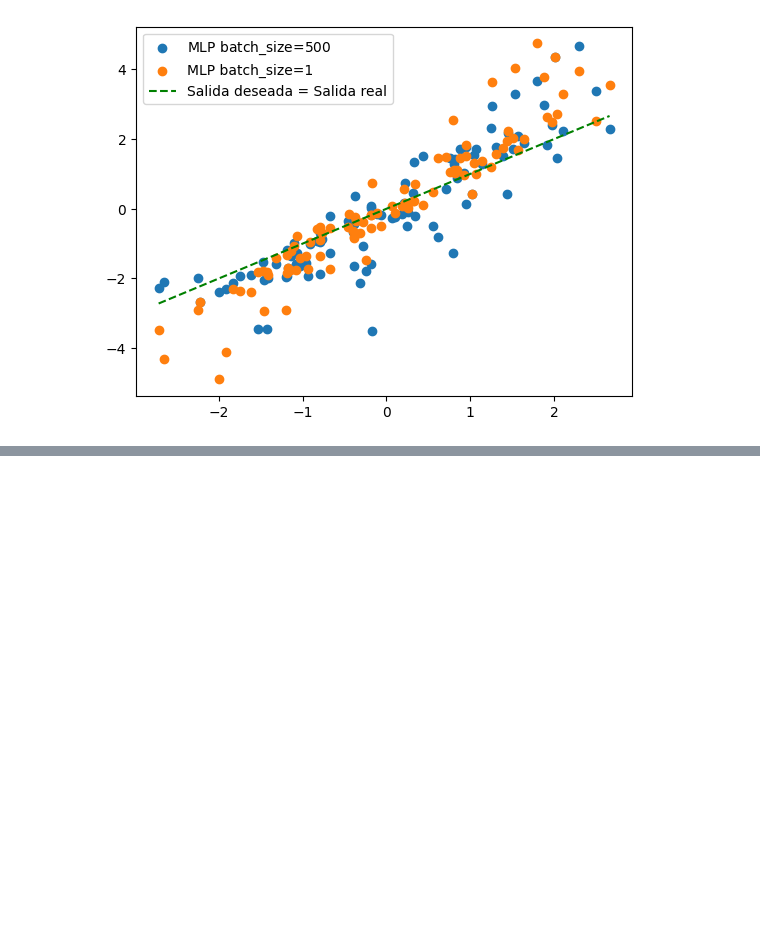
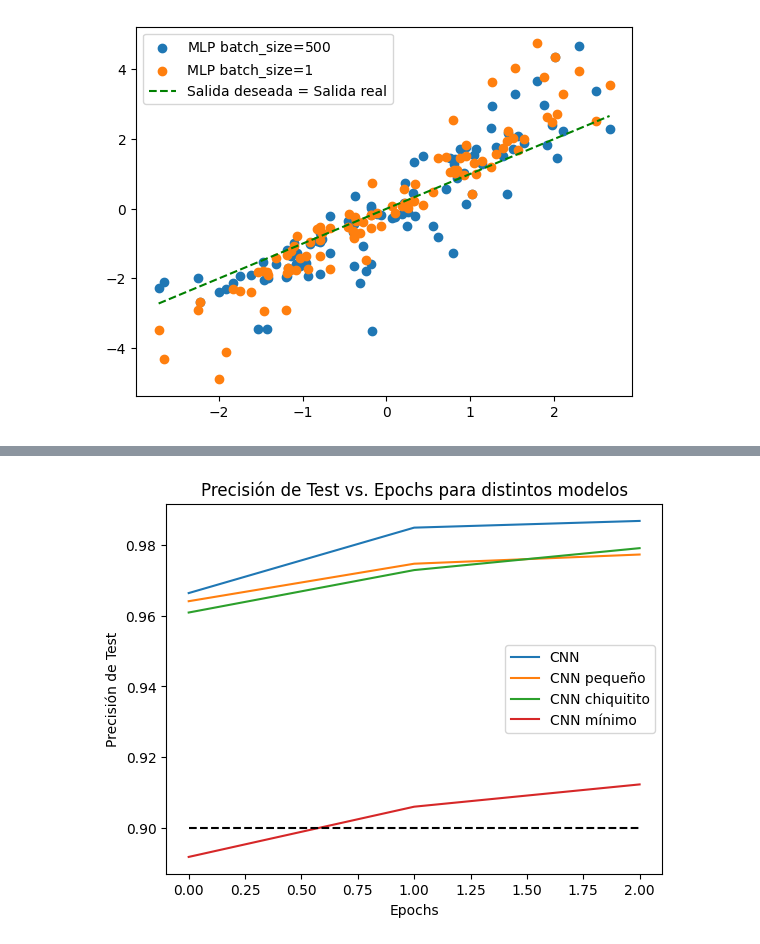
Before and after one commit to jstejman/Redes-Neuronales, a Jupyter notebook: tp2/tp2.ipynb, the cells around one changed output, grey strips where cells are left out. Cells and saved outputs as stored; diff of their text form; code cells hidden in the pictures; blank space fills up the shorter version.

```diff
--- a/tp2/tp2.ipynb
+++ b/tp2/tp2.ipynb
@@ -477,0 +474,8 @@ plt.show()
+# %%
+import torch
+device = torch.device('cuda' if torch.cuda.is_available() else 'cpu')
+#Cargo datos de MNIST ya normalizados
+test_data = (torch.load('Conv/MNIST_test_data.pt')/255).to(device)
+train_data = (torch.load('Conv/MNIST_training_data.pt')/255).to(device)
+test_labels = torch.load('Conv/MNIST_test_labels.pt').to(device)
+train_labels = torch.load('Conv/MNIST_training_labels.pt').to(device)
@@ -477,0 +585,16 @@ plt.show()
+# %%
+models = [CNN(), CNN_pequeno(), CNN_chiquitito(), CNN_minimo()]
+
+for model in models:
+    model.to(device)
+
+train_accuracies = []
+test_accuracies = []
+
+train_data = train_data.view(-1, 1, 28, 28)
+test_data = test_data.view(-1, 1, 28, 28)
+
+for model in models:
+    train_acc, test_acc = train_model(model, train_data, train_labels, test_data, test_labels, epochs=3)
+    train_accuracies.append(train_acc)
+    test_accuracies.append(test_acc)
@@ -477,0 +614,14 @@ plt.show()
+# %%
+plt.plot(test_accuracies[0], label='CNN')
+plt.plot(test_accuracies[1], label='CNN pequeño')
+plt.plot(test_accuracies[2], label='CNN chiquitito')
+plt.plot(test_accuracies[3], label='CNN mínimo')
+plt.hlines(0.9, 0, 2, colors='k', linestyles='dashed')
+
+plt.xlabel('Epochs')
+plt.ylabel('Precisión de Test')
+plt.title('Precisión de Test vs. Epochs para distintos modelos')
+plt.legend()
+plt.show()
+# %% [output]
+[figure, added]
```
Also changed, not shown: parts of 22 cells of this notebook.
